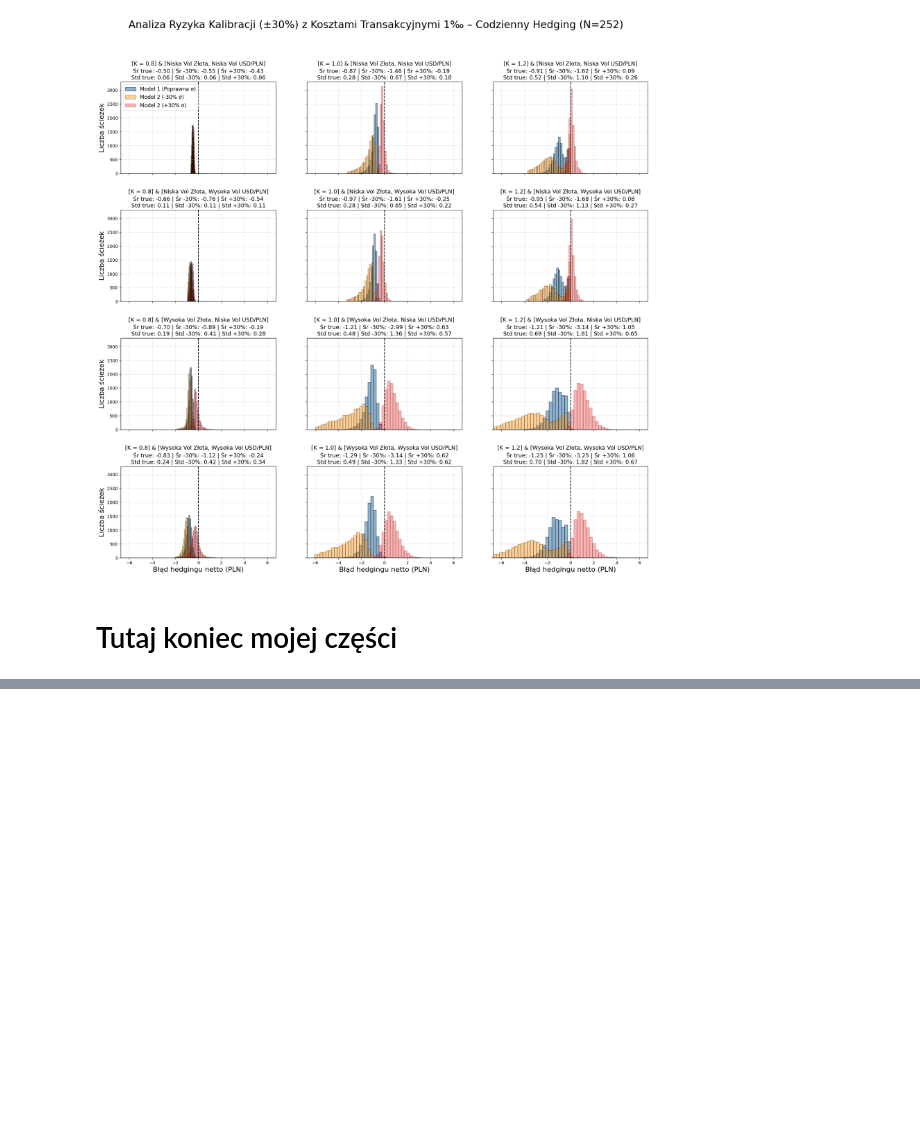
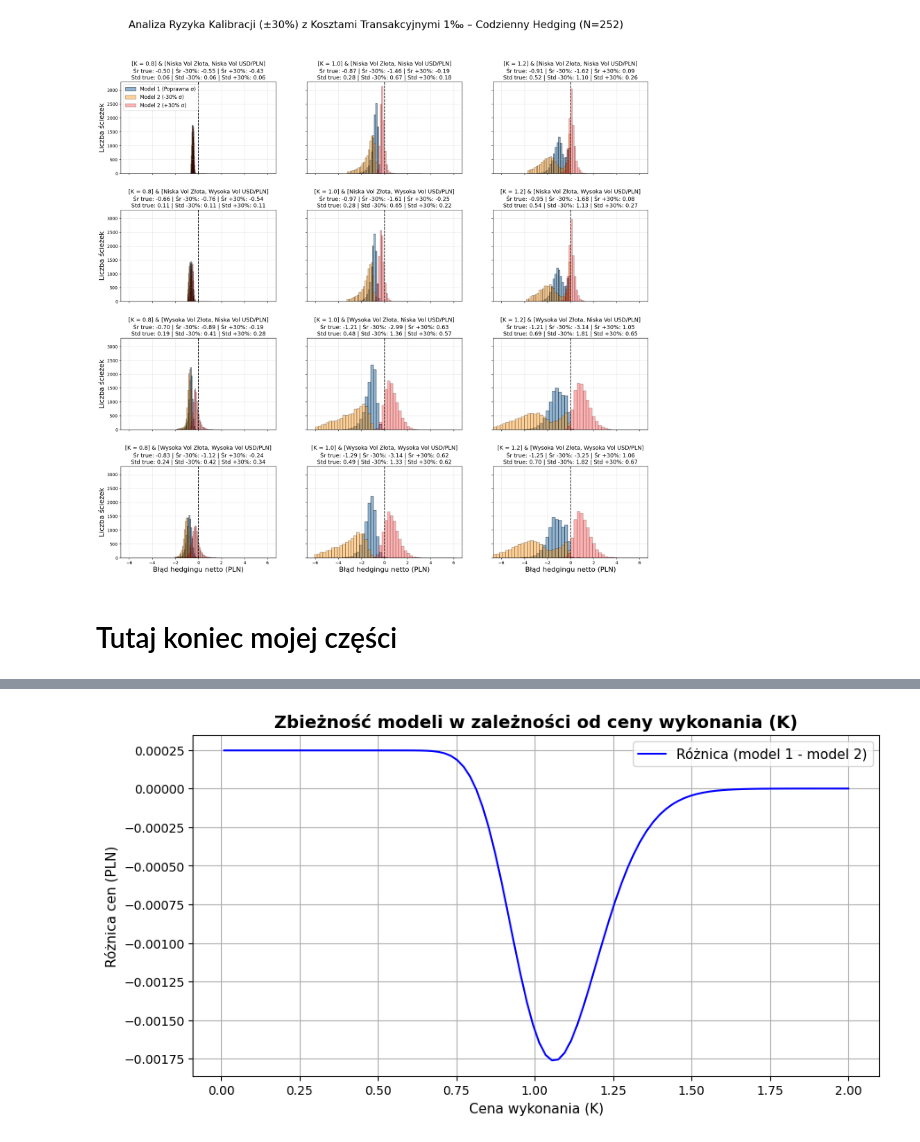
Before and after one commit to jakubzuk/financial-engineering-quanto-project, a Jupyter notebook: prezentacja.ipynb, the cells around one changed output, grey strips where cells are left out. Saved outputs shown, nothing was run; the diff lists cells and outputs as text; code cells hidden in the pictures; blank space fills up the shorter version.

```diff
--- a/prezentacja.ipynb
+++ b/prezentacja.ipynb
@@ -1634,0 +1721,20 @@ plt.show()
+# %%
+
+K_range = np.linspace(0.01, 2.0, 100)
+
+diffs_K = []
+for k in K_range:
+    p1 = price1(k, r_PLN, r_USD, rho_SX, sigma_X, sigma_S)
+    p2 = price2(k, r_PLN, r_USD, sigma_Y, sigma_X, rho_XY)
+    diffs_K.append(p1 - p2)
+
+plt.figure(figsize=(10, 5))
+plt.plot(K_range, diffs_K, color='blue', label='Różnica (model 1 - model 2)')
+plt.title('Zbieżność modeli w zależności od ceny wykonania (K)', fontweight='bold', fontsize=14)
+plt.xlabel('Cena wykonania (K)', fontsize=11)
+plt.ylabel('Różnica cen (PLN)', fontsize=11)
+plt.grid(True)
+plt.legend(fontsize=11)
+plt.show()
+# %% [output]
+[figure, added]
```
Also changed, not shown: parts of 15 cells of this notebook.
